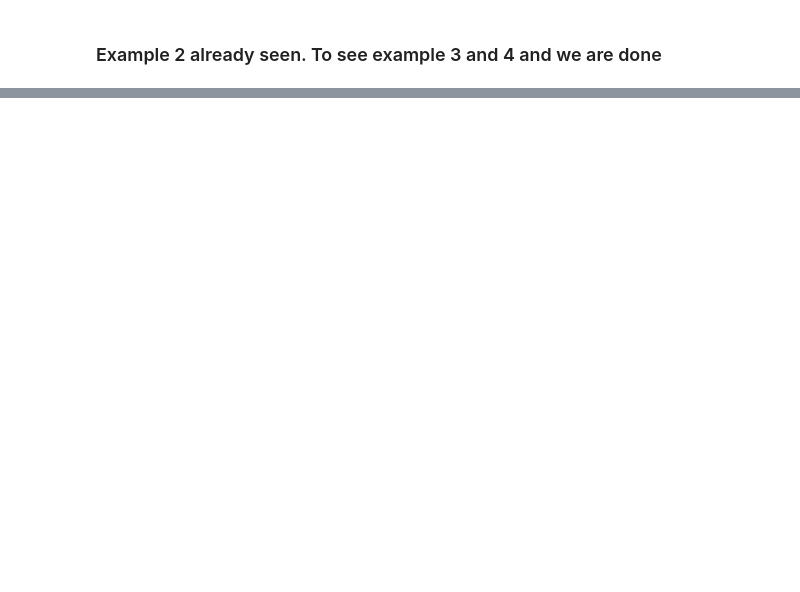
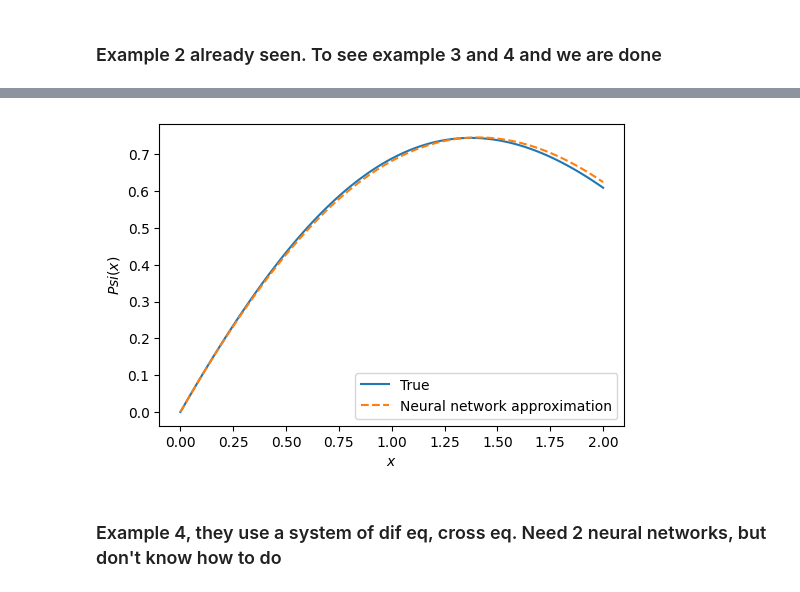
Before and after one commit to nicolahcm/code_thesis_fractional_diff_eq, a Jupyter notebook: Lagaris replicate examples.ipynb, the cells around one changed output, grey strips where cells are left out. Saved outputs shown, nothing was run; the diff lists cells and outputs as text; code cells hidden in the pictures; blank space fills up the shorter version.

```diff
--- a/Lagaris replicate examples.ipynb
+++ b/Lagaris replicate examples.ipynb
@@ -103,0 +115,6 @@ plt.legend(loc='best');
+# %%
+N = nn.Sequential(nn.Linear(1, 50), nn.Sigmoid(), nn.Linear(50,1, bias=False))
+
+
+Psi_t = lambda x: x + torch.pow(x, 2) * N(x)  # A is the initial condition. Automatically satisfies init. condit
+f = lambda x, Psi: -1/5*torch.cos(x)*torch.exp(-x/5) - Psi
@@ -103,0 +136,5 @@ plt.legend(loc='best');
+# %%
+# 5 to modify here
+x_train = np.linspace(0, 2, 100)[:, None]
+x = torch.Tensor(x_train)
+x.requires_grad = True
@@ -103,0 +165,16 @@ plt.legend(loc='best');
+# %%
+with torch.no_grad():
+    yy = Psi_t(torch.Tensor(x_train)).numpy()  # Neural network
+yt = np.exp(-x_train/5)*np.sin(x_train)
+
+
+fig, ax = plt.subplots(dpi=100)
+ax.plot(x_train, yt, label='True')
+ax.plot(x_train, yy, '--', label='Neural network approximation')
+ax.set_xlabel('$x$')
+ax.set_ylabel('$Psi(x)$')
+plt.legend(loc='best');
+# %% [output]
+[figure, added]
+# %% [markdown]
+### Example 4, they use a system of dif eq, cross eq. Need 2 neural networks, but don't know how to do
```
Also changed, not shown: parts of 6 cells of this notebook, 3 other files.
